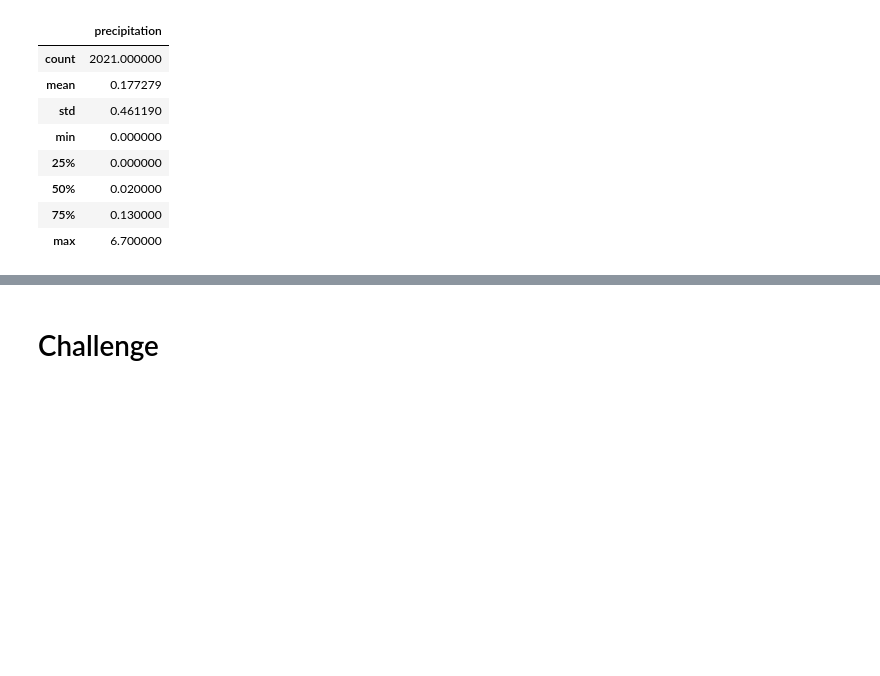
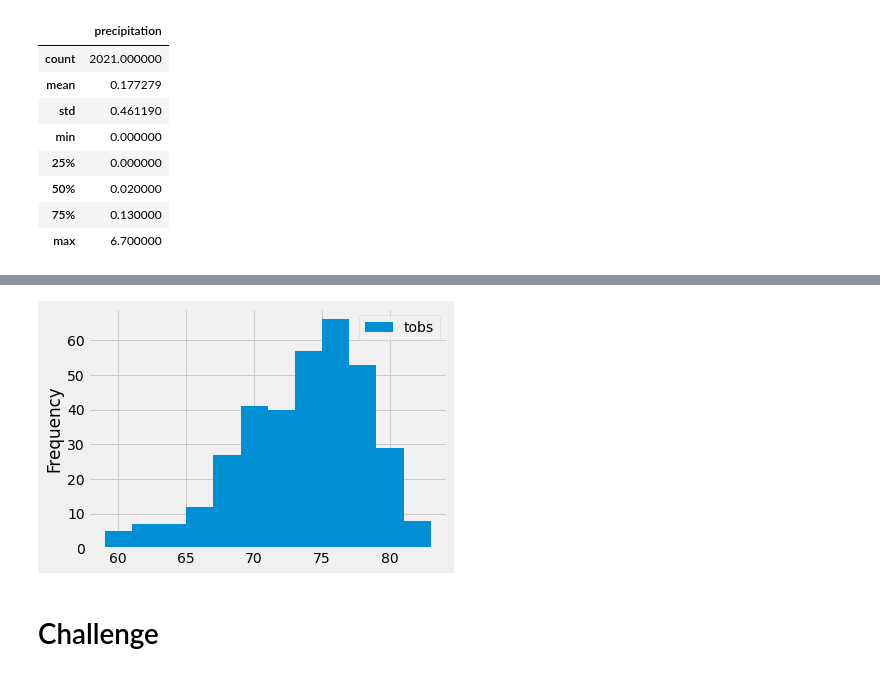
Before and after one commit to ahualoh/surfs_up, a Jupyter notebook: Online/climate_analysis.ipynb, the cells around one changed output, grey strips where cells are left out. Drawn from its saved outputs; the diff is of its cells as text; code cells hidden in the pictures; blank space fills up the shorter version.

Commit message:
9.3.4 Plot the Highest Number of Observations

```diff
--- a/Online/climate_analysis.ipynb
+++ b/Online/climate_analysis.ipynb
@@ -176,3 +213,10 @@ df.describe()
 # %%
 # Choose the station with the highest number of temperature observations.
 # Query the last 12 months of temperature observation data for this station and plot the results as a histogram
+# https://courses.bootcampspot.com/courses/2523/pages/9-dot-3-4-plot-the-highest-number-of-observations?module_item_id=806553
+
+results = session.query(Measurement.tobs).\
+filter(Measurement.station == 'USC00519281').\
+filter(Measurement.date >= prev_year).all()
+
+print(results)
@@ -178,0 +225,3 @@ df.describe()
+# %%
+df = pd.DataFrame(results, columns=['tobs'])
+df
@@ -179,3 +242,8 @@ df.describe()
+# %%
+df.plot.hist(bins=12)
+plt.tight_layout()
+# %% [output]
+[figure, added]
 # %%
 # Write a function called `calc_temps` that will accept start date and end date in the format '%Y-%m-%d'
 # and return the minimum, average, and maximum temperatures for that range of dates
```
Also changed, not shown: parts of 8 cells of this notebook.
